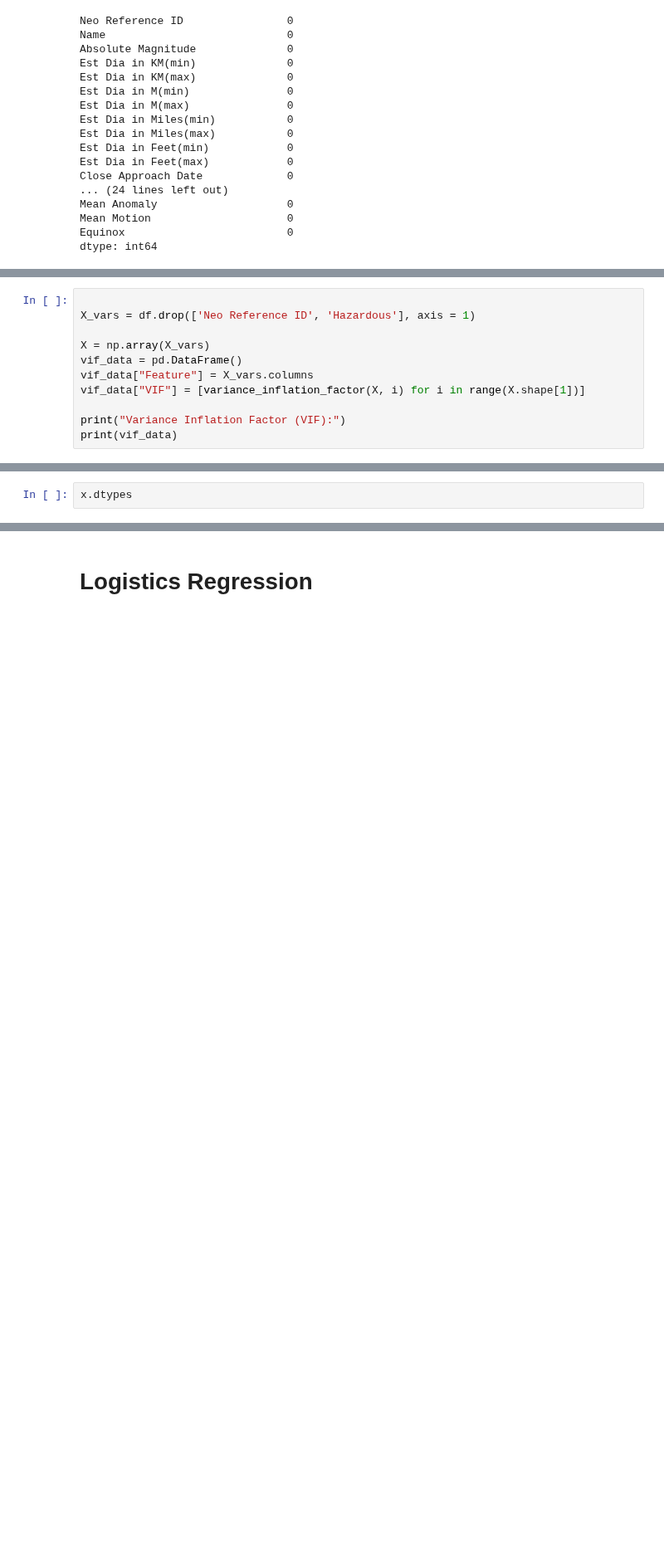
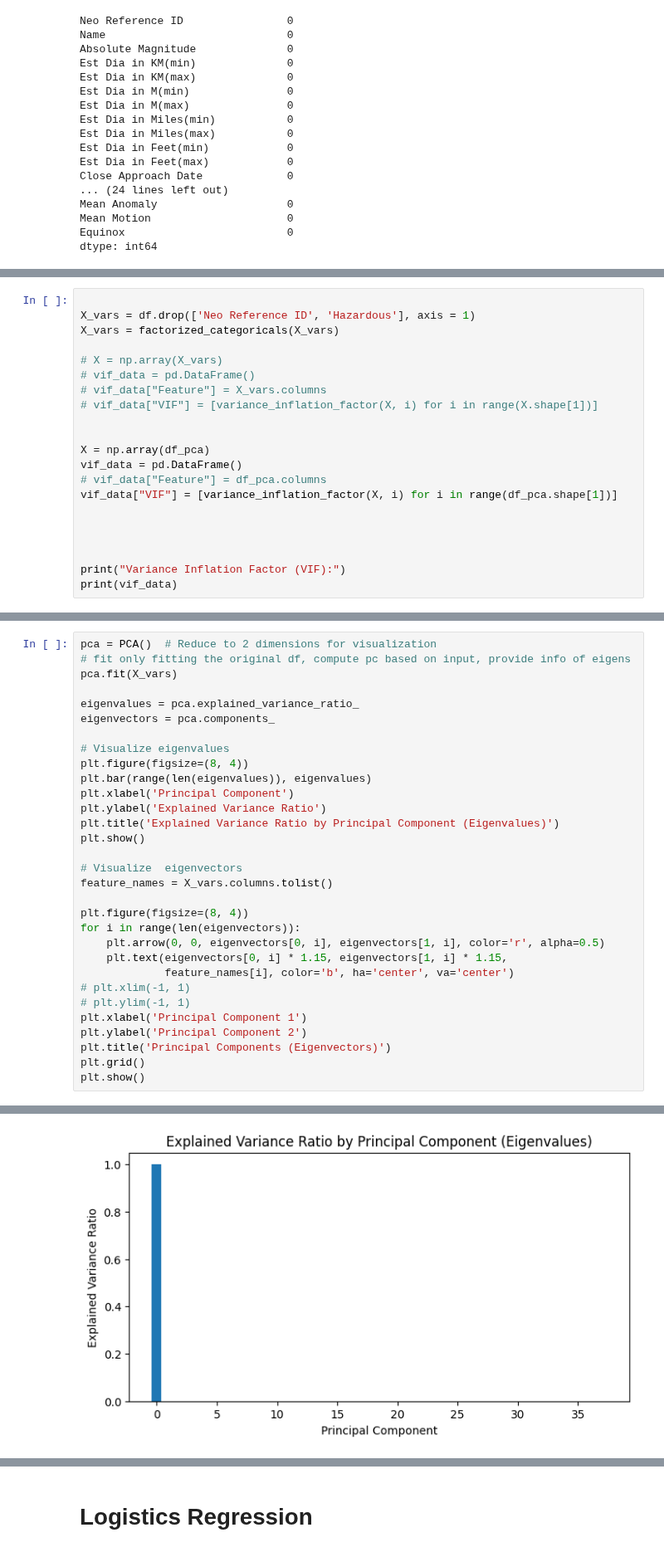
Before and after one commit to chevernemilia/ecl-ds-toolkit, a Jupyter notebook: ML_supervised_classification.ipynb, the cells around one changed output, grey strips where cells are left out. Shown at 83% size. Saved outputs shown, nothing was run; the diff lists cells and outputs as text; blank space fills up the shorter version.

```diff
--- a/ML_supervised_classification.ipynb
+++ b/ML_supervised_classification.ipynb
@@ -116,11 +149,21 @@ array([[3703080, 3703080, 21.6, ..., 264.8375332988031,
 # %%
 
 X_vars = df.drop(['Neo Reference ID', 'Hazardous'], axis = 1)
+X_vars = factorized_categoricals(X_vars)
 
-X = np.array(X_vars)
+# X = np.array(X_vars)
+# vif_data = pd.DataFrame()
+# vif_data["Feature"] = X_vars.columns
+# vif_data["VIF"] = [variance_inflation_factor(X, i) for i in range(X.shape[1])]
+
+
+X = np.array(df_pca)
 vif_data = pd.DataFrame()
-vif_data["Feature"] = X_vars.columns
-vif_data["VIF"] = [variance_inflation_factor(X, i) for i in range(X.shape[1])]
+# vif_data["Feature"] = df_pca.columns
+vif_data["VIF"] = [variance_inflation_factor(X, i) for i in range(df_pca.shape[1])]
+
+
+
 
 print("Variance Inflation Factor (VIF):")
 print(vif_data)
@@ -154,3 +207,32 @@ dtype: object
 # %%
-x.dtypes
+pca = PCA()  # Reduce to 2 dimensions for visualization
+# fit only fitting the original df, compute pc based on input, provide info of eigens
+pca.fit(X_vars)
+
+eigenvalues = pca.explained_variance_ratio_
+eigenvectors = pca.components_
+
+# Visualize eigenvalues
+plt.figure(figsize=(8, 4))
+plt.bar(range(len(eigenvalues)), eigenvalues)
+plt.xlabel('Principal Component')
+plt.ylabel('Explained Variance Ratio')
+plt.title('Explained Variance Ratio by Principal Component (Eigenvalues)')
+plt.show()
+
+# Visualize  eigenvectors
+feature_names = X_vars.columns.tolist()
+
+plt.figure(figsize=(8, 4))
+for i in range(len(eigenvectors)):
+    plt.arrow(0, 0, eigenvectors[0, i], eigenvectors[1, i], color='r', alpha=0.5)
+    plt.text(eigenvectors[0, i] * 1.15, eigenvectors[1, i] * 1.15,
+             feature_names[i], color='b', ha='center', va='center')
+# plt.xlim(-1, 1)
+# plt.ylim(-1, 1)
+plt.xlabel('Principal Component 1')
+plt.ylabel('Principal Component 2')
+plt.title('Principal Components (Eigenvectors)')
+plt.grid()
+plt.show()
 # %% [output]
@@ -173,0 +239 @@ dtype: object
+[figure, added]
```
Also changed, not shown: parts of 8 cells of this notebook.
